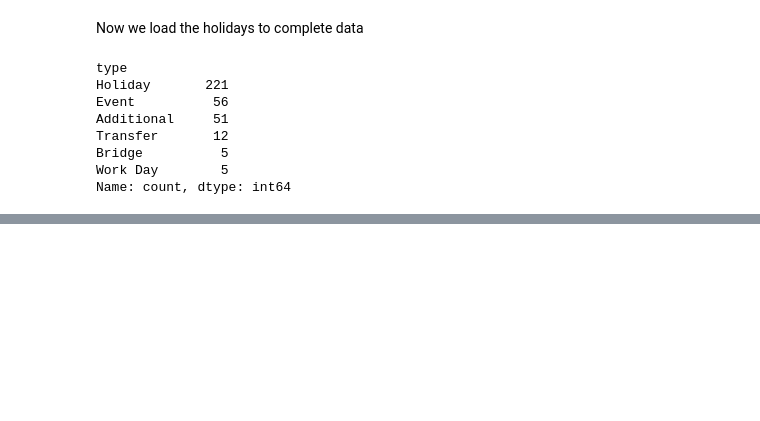
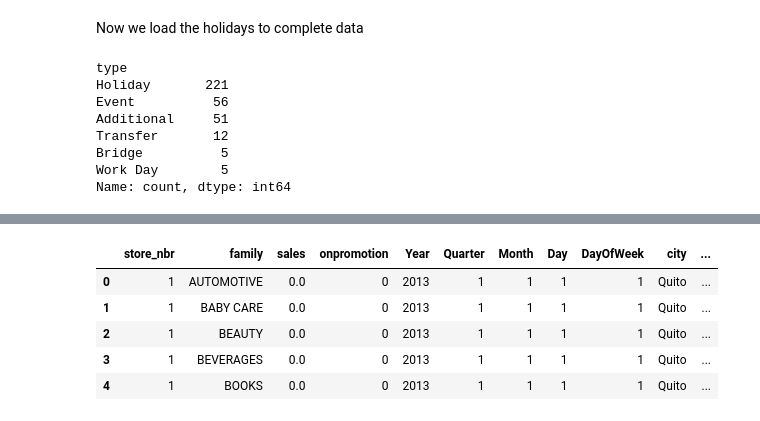
Before and after one commit to Candelo-Zuluaga/KaggleCompetition-StoreSales-TSForecasting, a Jupyter notebook: Notebooks/1-03_01_2025-Notebook.ipynb, the cells around one changed output, grey strips where cells are left out. Drawn from its saved outputs; the diff is of its cells as text; code cells hidden in the pictures; blank space fills up the shorter version.

```diff
--- a/Notebooks/1-03_01_2025-Notebook.ipynb
+++ b/Notebooks/1-03_01_2025-Notebook.ipynb
@@ -349,0 +370,3 @@ for ii in np.arange(0,len(Date_aux),1):
+# %%
+Train_Data_Copy["DayType"]=Train_Data_Copy.DayType.astype("category").cat.as_ordered()
+Train_Data_Copy["locale"]=Train_Data_Copy.locale.astype("category").cat.as_ordered()
@@ -349,0 +403,11 @@ for ii in np.arange(0,len(Date_aux),1):
+# %%
+#Now the columns of id and date (original) are removed
+Train_Data_Copy2.drop(columns=["id","date"],inplace=True)
+Train_Data_Copy2.head()
+# %% [output]
+|  | store_nbr | family | sales | onpromotion | Year | Quarter | Month | Day | DayOfWeek | city | ... |
+| 0 | 1 | AUTOMOTIVE | 0.0 | 0 | 2013 | 1 | 1 | 1 | 1 | Quito | ... |
+| 1 | 1 | BABY CARE | 0.0 | 0 | 2013 | 1 | 1 | 1 | 1 | Quito | ... |
+| 2 | 1 | BEAUTY | 0.0 | 0 | 2013 | 1 | 1 | 1 | 1 | Quito | ... |
+| 3 | 1 | BEVERAGES | 0.0 | 0 | 2013 | 1 | 1 | 1 | 1 | Quito | ... |
+| 4 | 1 | BOOKS | 0.0 | 0 | 2013 | 1 | 1 | 1 | 1 | Quito | ... |
```
Also changed, not shown: parts of 9 cells of this notebook.
